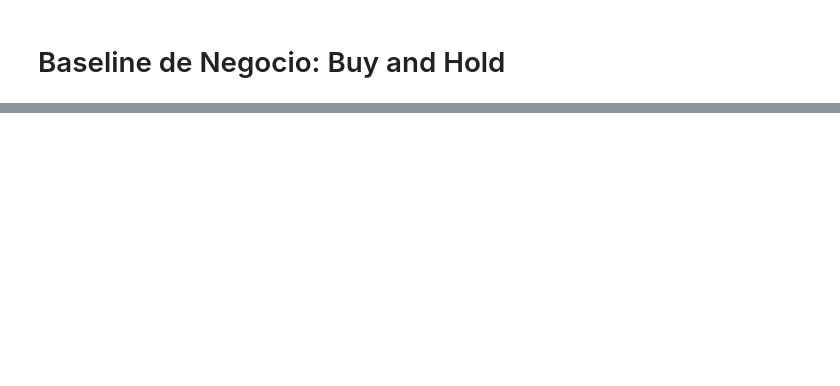
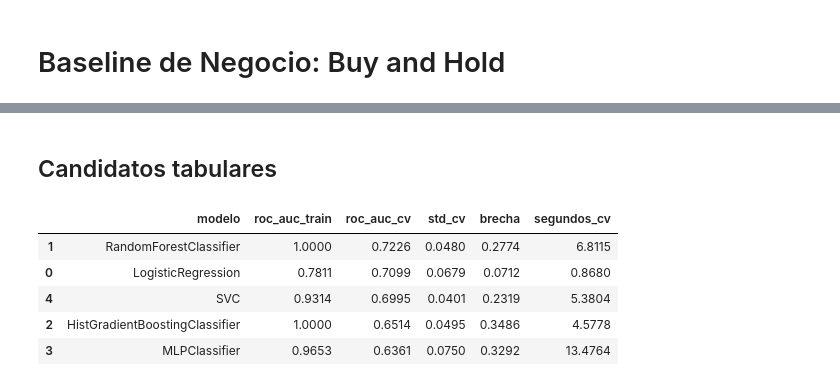
Before and after one commit to Jusevigo/pset3, a Jupyter notebook: notebooks/03_baseline_candidatos.ipynb, the cells around one changed output, grey strips where cells are left out. Saved outputs shown, nothing was run; the diff lists cells and outputs as text; code cells hidden in the pictures; blank space fills up the shorter version.

```diff
--- a/notebooks/03_baseline_candidatos.ipynb
+++ b/notebooks/03_baseline_candidatos.ipynb
@@ -1025,0 +274,2 @@ URI del modelo: models:/m-f566dfdd74504193b03d581ab63b6a79
+# %% [markdown]
+## Candidatos tabulares
@@ -1025,0 +325,38 @@ URI del modelo: models:/m-f566dfdd74504193b03d581ab63b6a79
+# %%
+from sklearn.ensemble import HistGradientBoostingClassifier
+from sklearn.neural_network import MLPClassifier
+
+candidatos = {
+    "logistica": ("lineal_regularizado", LogisticRegression(random_state=SEMILLA)),
+    "random_forest": ("bagging", RandomForestClassifier(random_state=SEMILLA)),
+    "boosting": ("boosting", HistGradientBoostingClassifier(random_state=SEMILLA)),
+    "mlp": ("red_neuronal", MLPClassifier(random_state=SEMILLA)),
+    "svm": ("maquina_vectores_soporte", SVC(probability=True, random_state=SEMILLA)),
+}
+
+resultados_candidatos = {
+    nombre: evaluar_candidato(estimador)
+    for nombre, (_, estimador) in candidatos.items()
+}
+ranking = pd.DataFrame([
+    {
+        "modelo": type(candidatos[nombre][1]).__name__,
+        "roc_auc_train": resultados["roc_auc_train"].mean(),
+        "roc_auc_cv": resultados["roc_auc_val"].mean(),
+        "std_cv": resultados["roc_auc_val"].std(ddof=1),
+        "brecha": resultados["brecha_roc_auc"].mean(),
+        "segundos_cv": resultados["segundos_ajuste"].sum(),
+    }
+    for nombre, resultados in resultados_candidatos.items()
+]).sort_values("roc_auc_cv", ascending=False)
+display(ranking.round(4))
+
+bosque = candidatos["random_forest"][1]
+resultados_bosque = resultados_candidatos["random_forest"]
+# %% [output]
+|  | modelo | roc_auc_train | roc_auc_cv | std_cv | brecha | segundos_cv |
+| 1 | RandomForestClassifier | 1.0000 | 0.7226 | 0.0480 | 0.2774 | 6.8115 |
+| 0 | LogisticRegression | 0.7811 | 0.7099 | 0.0679 | 0.0712 | 0.8680 |
+| 4 | SVC | 0.9314 | 0.6995 | 0.0401 | 0.2319 | 5.3804 |
+| 2 | HistGradientBoostingClassifier | 1.0000 | 0.6514 | 0.0495 | 0.3486 | 4.5778 |
+| 3 | MLPClassifier | 0.9653 | 0.6361 | 0.0750 | 0.3292 | 13.4764 |
```
Also changed, not shown: parts of 45 cells of this notebook, 11 other files.
